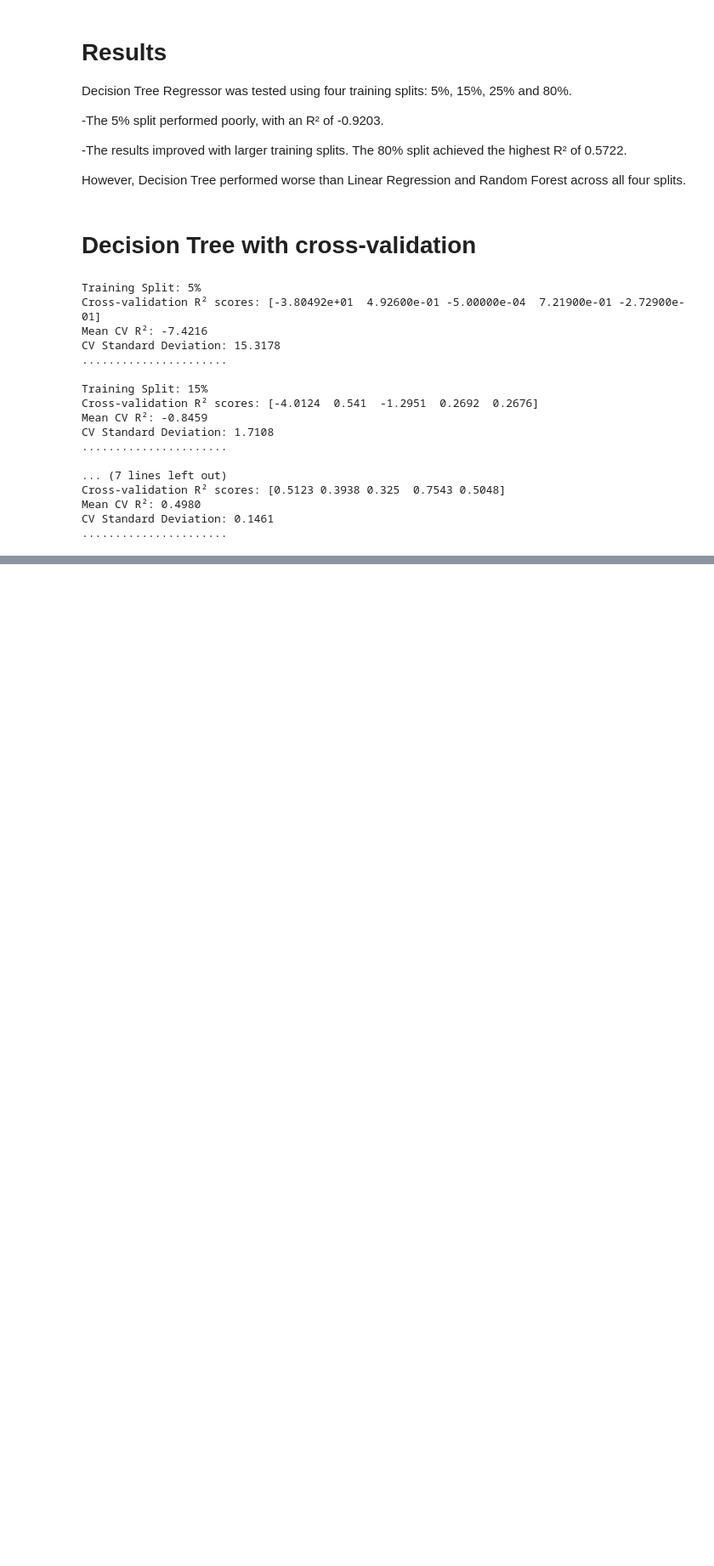
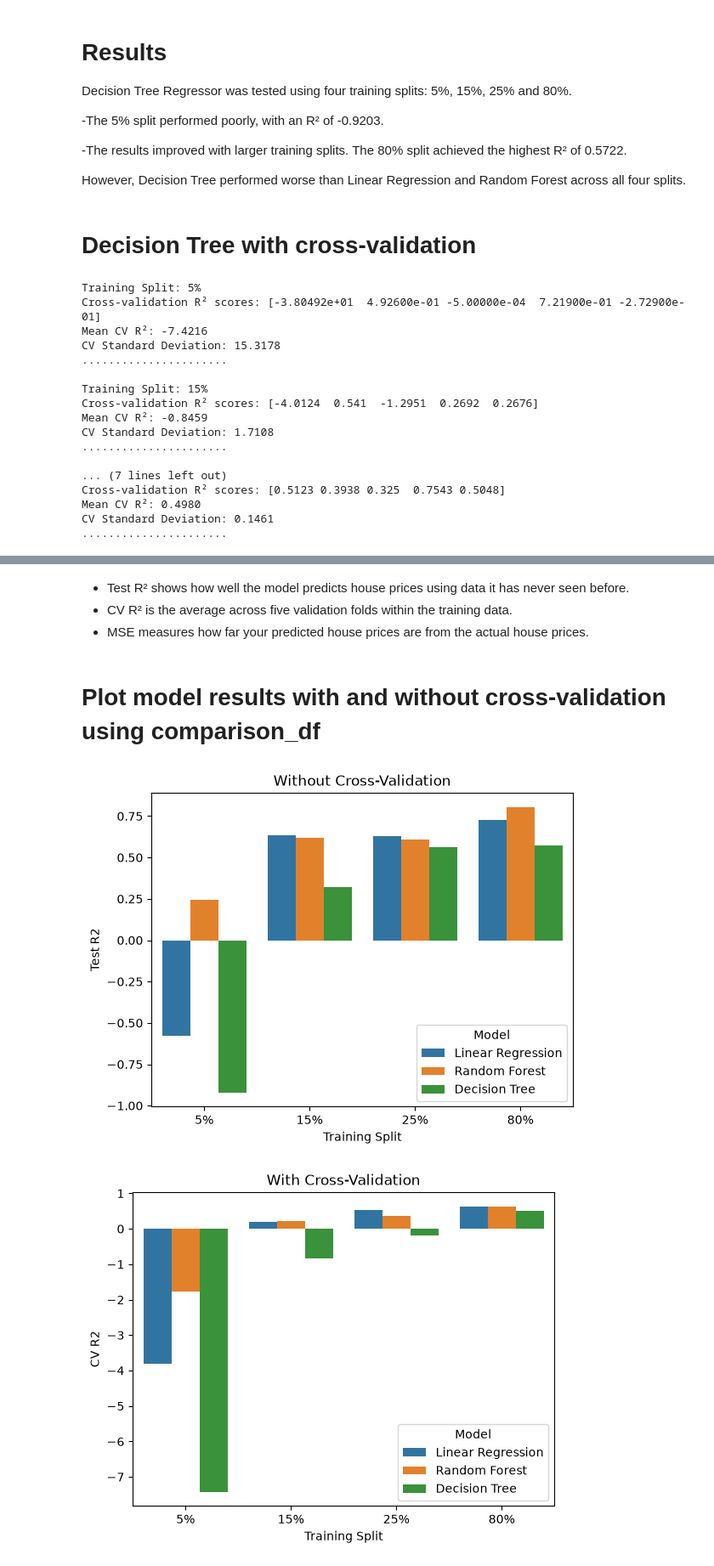
Before and after one commit to sba25049-boop/ML-CA1_sba25049_1126, a Jupyter notebook: Mariana_Garcia_sba25049_CA1.ipynb, the cells around one changed output, grey strips where cells are left out. Shown at 85% size. Cells and saved outputs as stored; diff of their text form; code cells hidden in the pictures; blank space fills up the shorter version.

Commit message:
Model comparison table and visualisations
Plot model results with and without cross-validation using comparison_df

```diff
--- a/Mariana_Garcia_sba25049_CA1.ipynb
+++ b/Mariana_Garcia_sba25049_CA1.ipynb
@@ -1153,0 +1167,30 @@ CV Standard Deviation: 0.1461
+# %%
+models = {
+    "Linear Regression": LinearRegression(),
+    "Random Forest": RandomForestRegressor(n_estimators=100, random_state=42),
+    "Decision Tree": DecisionTreeRegressor(random_state=42)
+}
+
+comparison = []
+
+for size, (X_train, X_test, y_train, y_test) in splits.items():
+    for name, model in models.items():
+
+        model.fit(X_train, y_train)
+        y_pred = model.predict(X_test)
+
+        cv_scores = cross_val_score(
+            model, X_train, y_train, cv=5, scoring="r2"
+        )
+
+        comparison.append({
+            "Model": name,
+            "Training Split": f"{size * 100:.0f}%",
+            "MSE": mean_squared_error(y_test, y_pred),
+            "Test R2": r2_score(y_test, y_pred),
+            "CV R2": cv_scores.mean()
+        })
+
+comparison_df = pd.DataFrame(comparison)
+
+display(comparison_df.round(4))
@@ -1153,0 +1211,17 @@ CV Standard Deviation: 0.1461
+# %% [markdown]
+- Test R² shows how well the model predicts house prices using data it has never seen before.
+- CV R² is the average across five validation folds within the training data.
+- MSE measures how far your predicted house prices are from the actual house prices.
+# %% [markdown]
+# Plot model results with and without cross-validation using comparison_df
+# %%
+sns.barplot(data=comparison_df, x="Training Split", y="Test R2", hue="Model")
+plt.title("Without Cross-Validation")
+plt.show()
+
+sns.barplot(data=comparison_df, x="Training Split", y="CV R2", hue="Model")
+plt.title("With Cross-Validation")
+plt.show()
+# %% [output]
+[figure, added]
+[figure, added]
```
Also changed, not shown: parts of 4 cells of this notebook.
